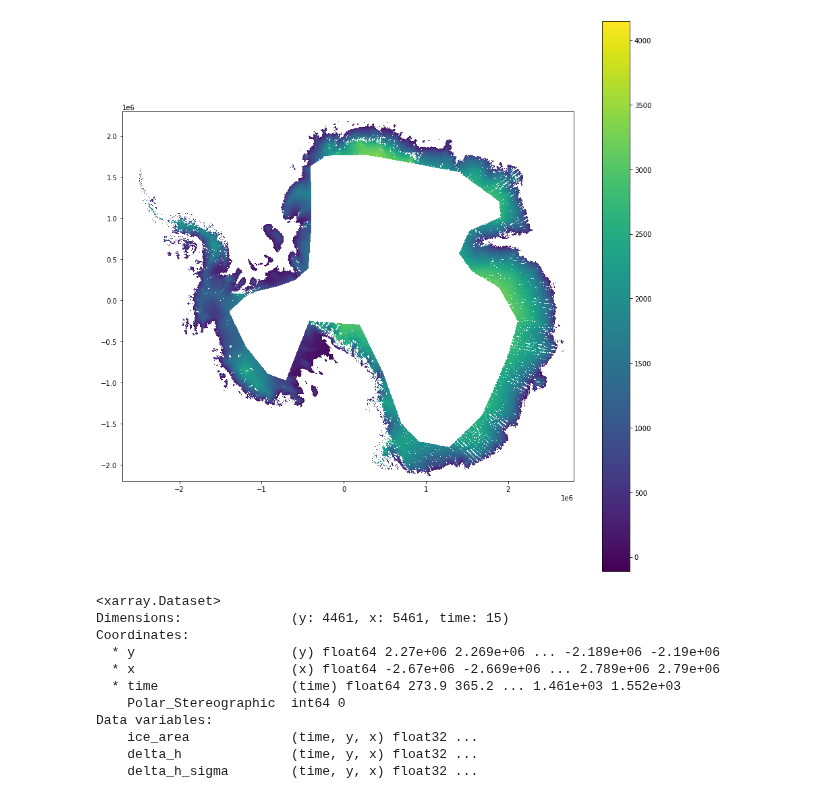
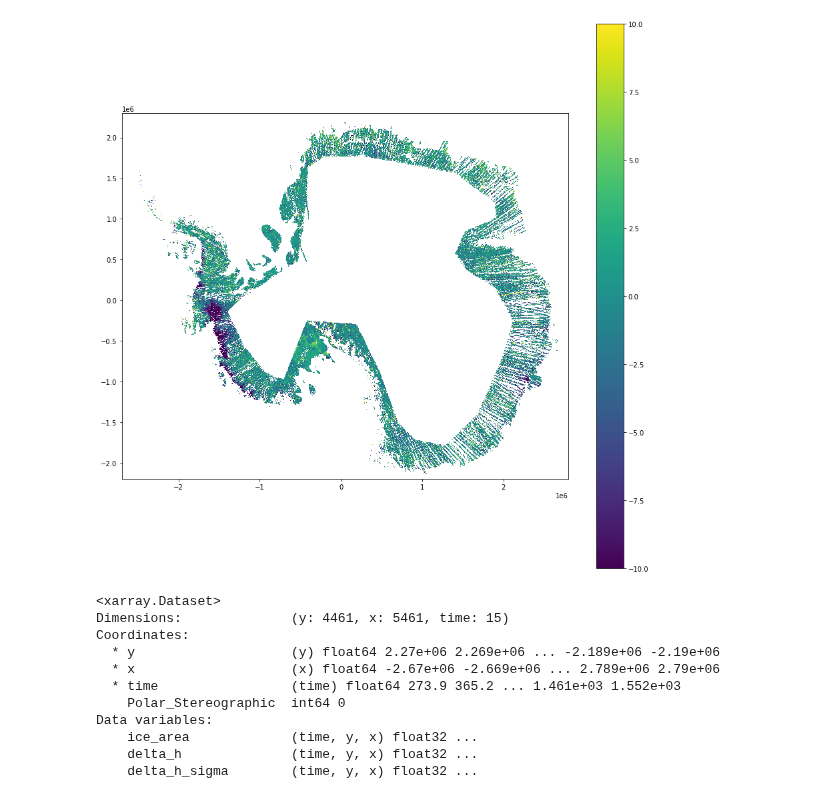
Before and after one commit to wsauthoff/Sauthoff-2025-GRL, a Jupyter notebook: dhdvdt-using-variable-outlines.ipynb, the cells around one changed output. Cells and saved outputs as stored; diff of their text form; code cells hidden in the pictures.

Commit message:
Minor edits to incorporate CryoSat-2 SARIn gridded data

```diff
--- a/dhdvdt-using-variable-outlines.ipynb
+++ b/dhdvdt-using-variable-outlines.ipynb
@@ -81,7 +74,7 @@ import time
 import xarray
 
 # Set ffmpeg location
-plt.rcParams['animation.ffmpeg_path'] = '/usr/local/bin/ffmpeg'
+# plt.rcParams['animation.ffmpeg_path'] = '/usr/local/bin/ffmpeg' DELETE?
 
 # Define data directories dependent on home environment (replace with your data directory file path(s))
 if os.getenv('HOME') == '/home/jovyan':
@@ -113,6 +106,7 @@ def datetime2fracyear(date):
 import glob
 if os.getenv('HOME') == '/home/jovyan':
     print()
+    # add code; maybe it's just the same since the DATA_DIR is changed based on home env?
 
 elif os.getenv('HOME') == '/Users/Wilson':
     # Specify the directory containing the NetCDF files
@@ -128,9 +122,8 @@ elif os.getenv('HOME') == '/Users/Wilson':
         # Append the dataset to the list
         datasets.append(dataset)
     # Combine the individual datasets into a single dataset
-    CS2SARIn_dh = xarray.concat(datasets, dim="time")
+    CS2SARIn_elev = xarray.concat(datasets, dim="time")
     # Transpose dimensions for plotting data as image data
     # and aligning with ICESat-2 dimension order
-    CS2SARIn_dh = CS2SARIn_dh.transpose("time", "y", "x", "nv")
+    CS2SARIn_elev = CS2SARIn_elev.transpose("time", "y", "x", "nv")
     # Rename variable to align with ICESat-2 for simpler code later
-    CS2SARIn_dh = CS2SARIn_dh.rename({'elevation'})
@@ -157,14 +150,14 @@ Attributes: (12/36)
 # %%
-x_min = single_dataset['x'].min()
-x_max = single_dataset['x'].max()
-y_min = single_dataset['y'].min()
-y_max = single_dataset['y'].max()
+x_min = CS2SARIn_elev['x'].min()
+x_max = CS2SARIn_elev['x'].max()
+y_min = CS2SARIn_elev['y'].min()
+y_max = CS2SARIn_elev['y'].max()
 
 fig, ax = plt.subplots(figsize=(15,15))
 ax.set_aspect('equal')
-a = ax.imshow(single_dataset['elevation'][0,:,:], origin='lower', interpolation='none', extent=[x_min, x_max, y_min, y_max])
+a = ax.imshow(CS2SARIn_elev['delta_h'][1,:,:]-CS2SARIn_elev['delta_h'][0,:,:], origin='lower', interpolation='none', extent=[x_min, x_max, y_min, y_max], vmin=-10, vmax=10)
 plt.colorbar(a)
 plt.show()
 # %% [output]
-[figure, old version]
+[figure, new version]
 # %%
```
Also changed, not shown: parts of 8 cells of this notebook.
